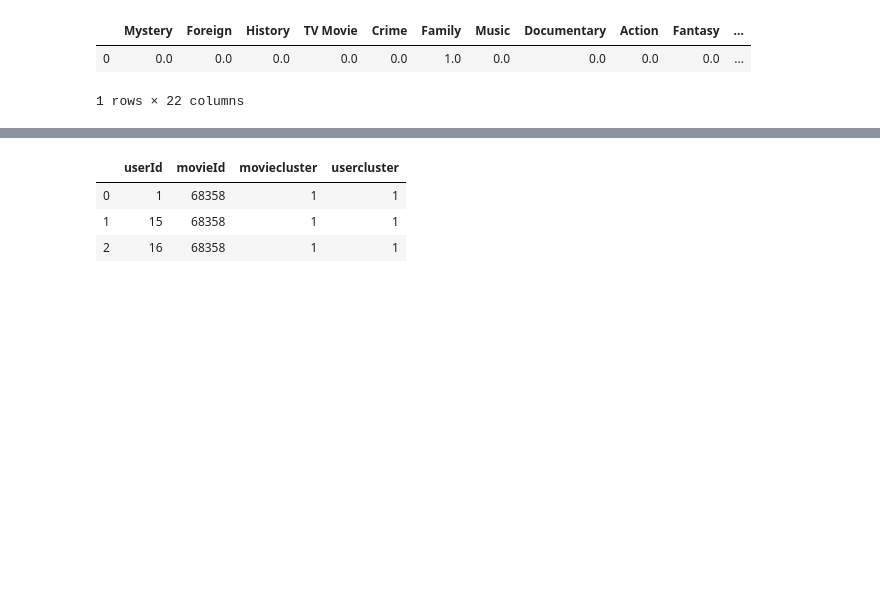
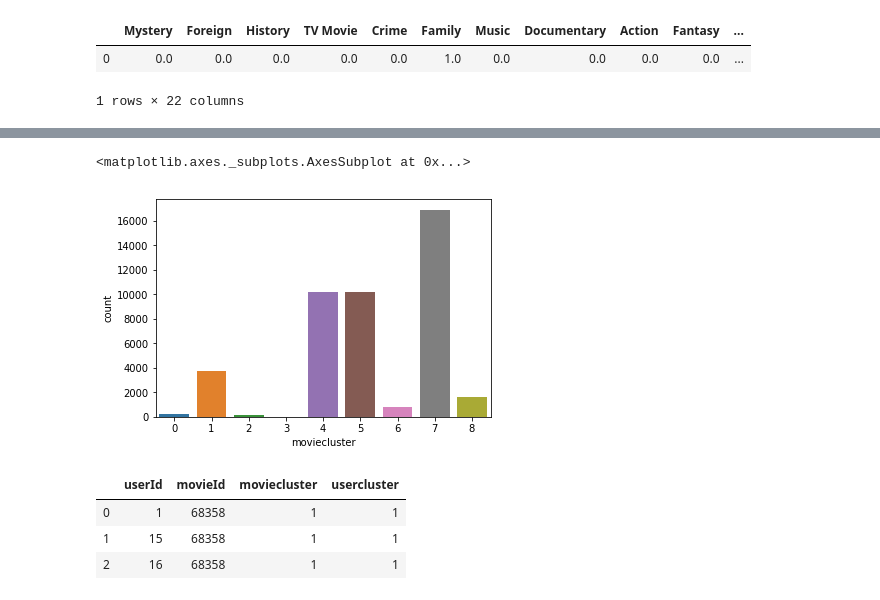
Before and after one commit to janapfeffer/DM_Project_MoviePrediction, a Jupyter notebook: ClusterExperiments.ipynb, the cells around one changed output, grey strips where cells are left out. Saved outputs shown, nothing was run; the diff lists cells and outputs as text; code cells hidden in the pictures; blank space fills up the shorter version.

```diff
--- a/ClusterExperiments.ipynb
+++ b/ClusterExperiments.ipynb
@@ -689,4 +694,9 @@ df_movies.groupby("moviecluster").count()
 9 rows × 22 columns
+# %%
+sb.countplot(x="moviecluster", data=df_movies)
+# %% [output]
+<matplotlib.axes._subplots.AxesSubplot at 0x...>
+[figure, added]
 # %%
 # only retain ratings from users within the same cluster as the movie
 df_clusterratings = pd.merge(left=df_ratingsjoined,right=df_movies[['imdbId','moviecluster']], left_on=['movieId', 'usercluster'], right_on=['imdbId','moviecluster'], how='inner')
```
Also changed, not shown: parts of 3 cells of this notebook.
